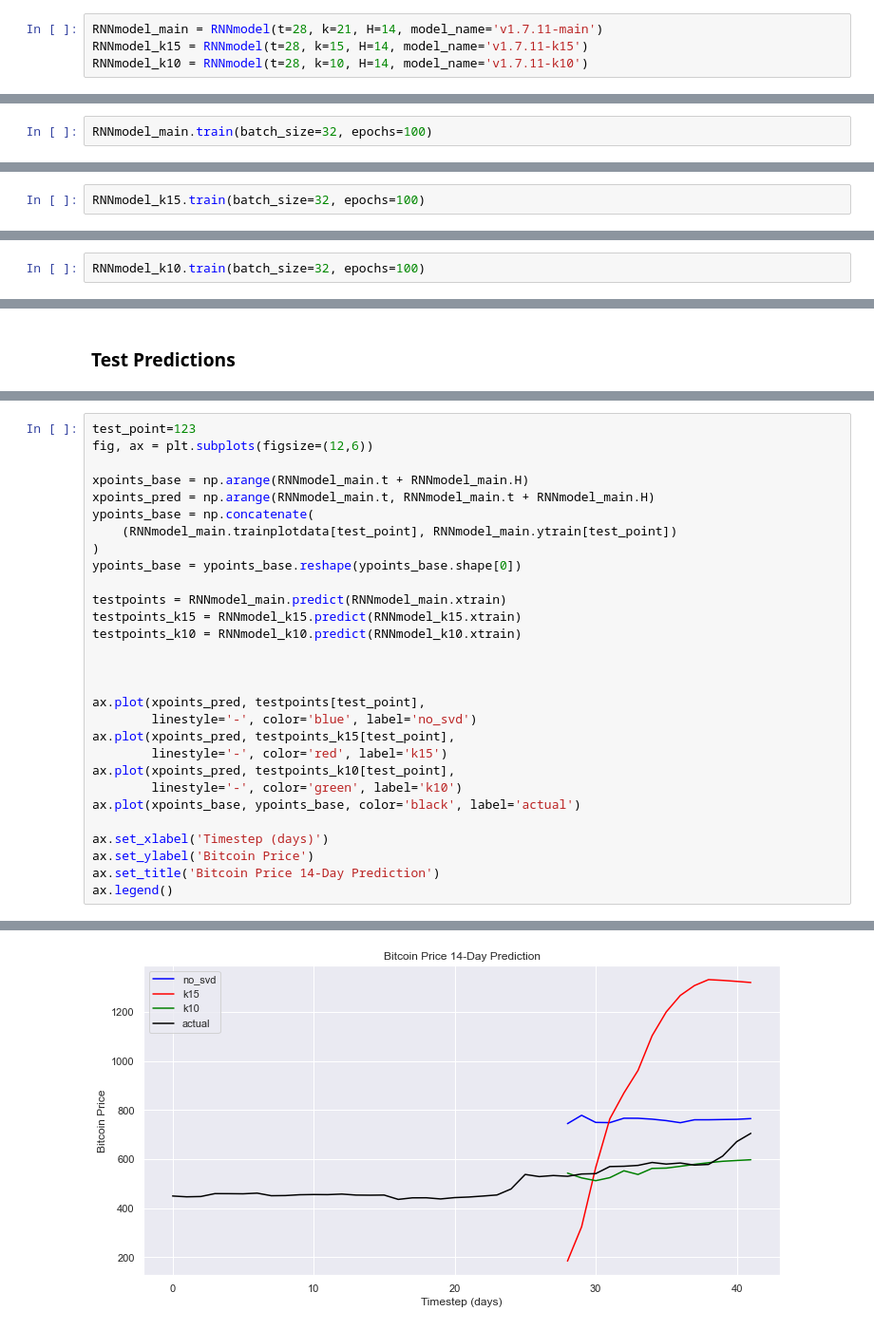
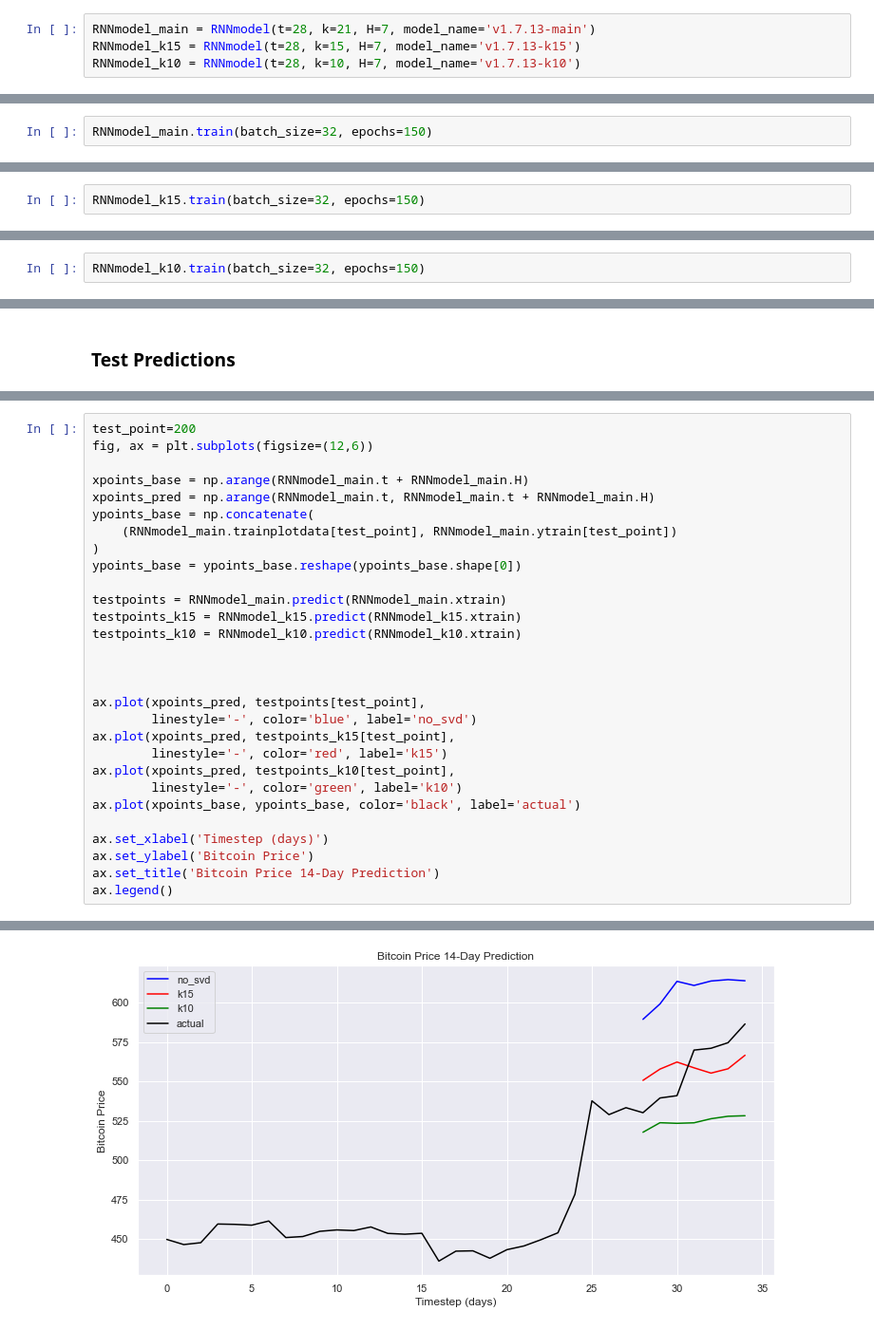
Before and after one commit to KaidenFrizu/recurrent-bitcoin-network, a Jupyter notebook: docs/Modelling.ipynb, the cells around one changed output, grey strips where cells are left out. Shown: that part at 95% size. Cells and saved outputs as stored; diff of their text form.

Commit message:
Update horizon data points

```diff
--- a/docs/Modelling.ipynb
+++ b/docs/Modelling.ipynb
@@ -51,15 +51,15 @@ test
 | 11040 | 2021-06-30 | txn.vol | transaction_volume_usd | 1.876082e+10 |
 11041 rows × 4 columns
 # %%
-RNNmodel_main = RNNmodel(t=28, k=21, H=14, model_name='v1.7.11-main')
-RNNmodel_k15 = RNNmodel(t=28, k=15, H=14, model_name='v1.7.11-k15')
-RNNmodel_k10 = RNNmodel(t=28, k=10, H=14, model_name='v1.7.11-k10')
+RNNmodel_main = RNNmodel(t=28, k=21, H=7, model_name='v1.7.13-main')
+RNNmodel_k15 = RNNmodel(t=28, k=15, H=7, model_name='v1.7.13-k15')
+RNNmodel_k10 = RNNmodel(t=28, k=10, H=7, model_name='v1.7.13-k10')
 # %%
 RNNmodel_main.initialize(train, test)
 RNNmodel_k15.initialize(train, test)
 RNNmodel_k10.initialize(train, test)
 # %%
-RNNmodel_main.train(batch_size=32, epochs=100)
+RNNmodel_main.train(batch_size=32, epochs=150)
 # %%
 RNNmodel_main.RNNmodel.summary()
 # %% [output]
@@ -81,7 +81,7 @@ Trainable params: 139,126
 Non-trainable params: 43
 _________________________________________________________________
 # %%
-RNNmodel_k15.train(batch_size=32, epochs=100)
+RNNmodel_k15.train(batch_size=32, epochs=150)
 # %%
 RNNmodel_k15.RNNmodel.summary()
 # %% [output]
@@ -103,7 +103,7 @@ Trainable params: 139,126
 Non-trainable params: 43
 _________________________________________________________________
 # %%
-RNNmodel_k10.train(batch_size=32, epochs=100)
+RNNmodel_k10.train(batch_size=32, epochs=150)
 # %%
 RNNmodel_k10.RNNmodel.summary()
 # %% [output]
@@ -161,32 +161,32 @@ ax.legend()
 # %%
-test_point=123
+test_point=200
 fig, ax = plt.subplots(figsize=(12,6))
 
 xpoints_base = np.arange(RNNmodel_main.t + RNNmodel_main.H)
 xpoints_pred = np.arange(RNNmodel_main.t, RNNmodel_main.t + RNNmodel_main.H)
 ypoints_base = np.concatenate(
     (RNNmodel_main.trainplotdata[test_point], RNNmodel_main.ytrain[test_point])
 )
 ypoints_base = ypoints_base.reshape(ypoints_base.shape[0])
 
 testpoints = RNNmodel_main.predict(RNNmodel_main.xtrain)
 testpoints_k15 = RNNmodel_k15.predict(RNNmodel_k15.xtrain)
 testpoints_k10 = RNNmodel_k10.predict(RNNmodel_k10.xtrain)
 
 
 
 ax.plot(xpoints_pred, testpoints[test_point],
         linestyle='-', color='blue', label='no_svd')
 ax.plot(xpoints_pred, testpoints_k15[test_point],
         linestyle='-', color='red', label='k15')
 ax.plot(xpoints_pred, testpoints_k10[test_point],
         linestyle='-', color='green', label='k10')
 ax.plot(xpoints_base, ypoints_base, color='black', label='actual')
 
 ax.set_xlabel('Timestep (days)')
 ax.set_ylabel('Bitcoin Price')
 ax.set_title('Bitcoin Price 14-Day Prediction')
 ax.legend()
 # %% [output]
 <matplotlib.legend.Legend at 0x...>
-[figure, old version]
+[figure, new version]
```
Also changed, not shown: parts of 12 cells of this notebook.
